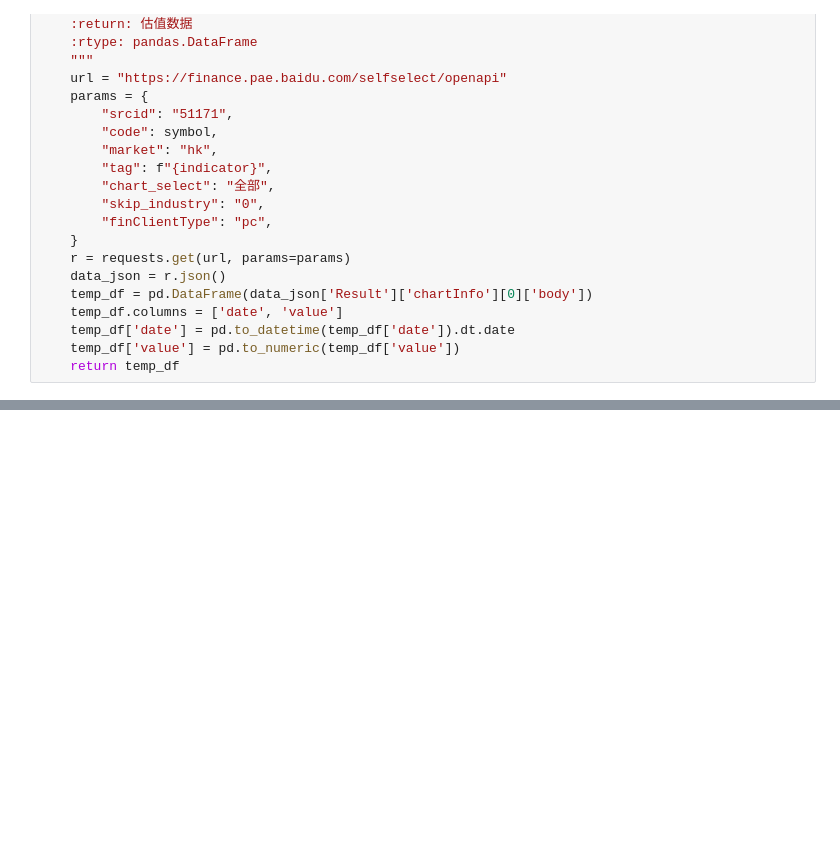
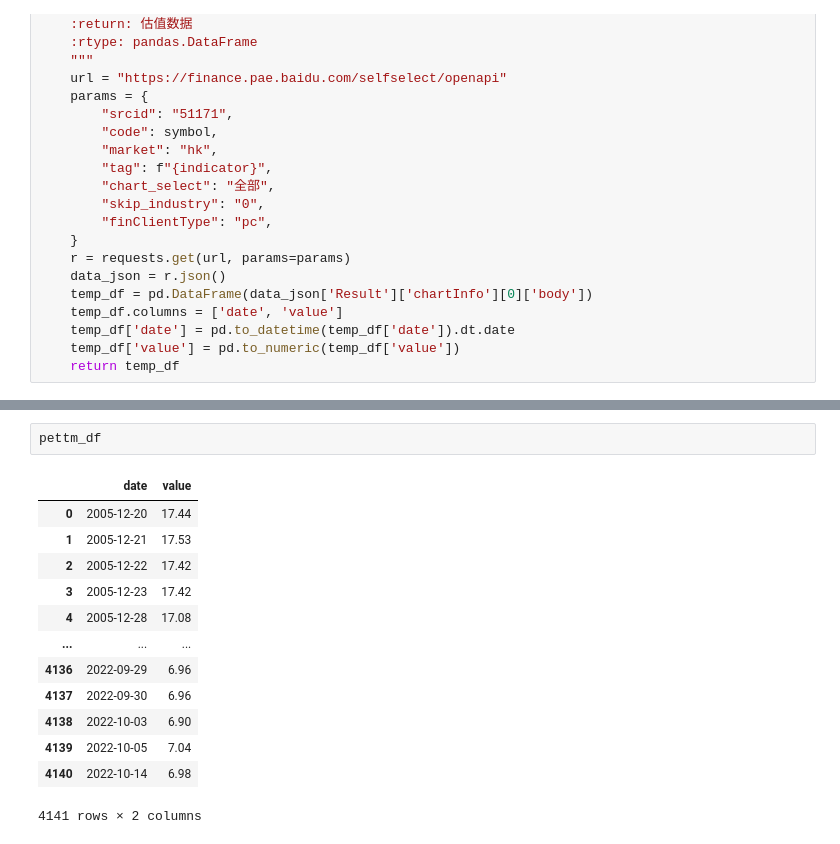
Before and after one commit to bforecast/strategy-app, a Jupyter notebook: try_akshare.ipynb, the cells around one changed output, grey strips where cells are left out. Drawn from its saved outputs; the diff is of its cells as text; blank space fills up the shorter version.

```diff
--- a/try_akshare.ipynb
+++ b/try_akshare.ipynb
@@ -282,0 +269,16 @@ stock_hk_valuation_baidu(symbol="02358", indicator="市盈率(TTM)")
+# %%
+pettm_df
+# %% [output]
+|  | date | value |
+| 0 | 2005-12-20 | 17.44 |
+| 1 | 2005-12-21 | 17.53 |
+| 2 | 2005-12-22 | 17.42 |
+| 3 | 2005-12-23 | 17.42 |
+| 4 | 2005-12-28 | 17.08 |
+| ... | ... | ... |
+| 4136 | 2022-09-29 | 6.96 |
+| 4137 | 2022-09-30 | 6.96 |
+| 4138 | 2022-10-03 | 6.90 |
+| 4139 | 2022-10-05 | 7.04 |
+| 4140 | 2022-10-14 | 6.98 |
+4141 rows × 2 columns
```
Also changed, not shown: parts of 9 cells of this notebook, 25 other files.
